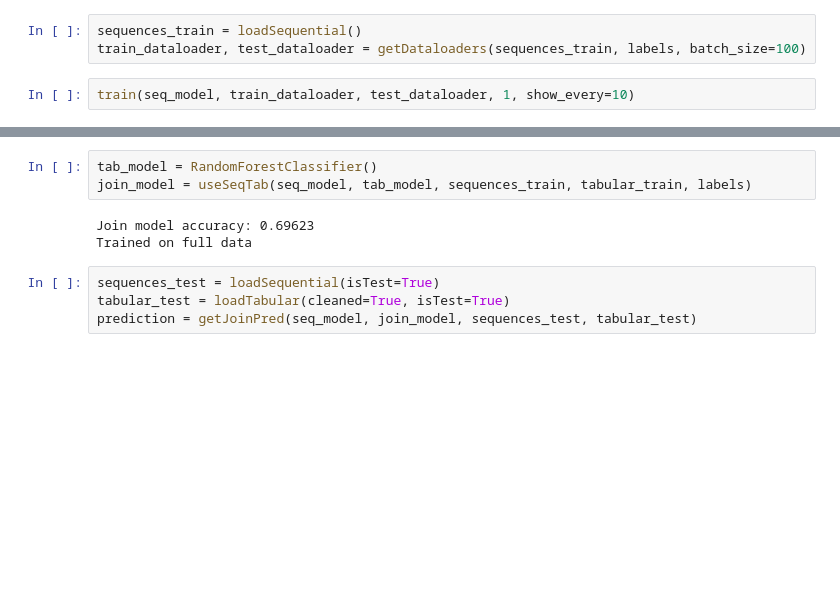
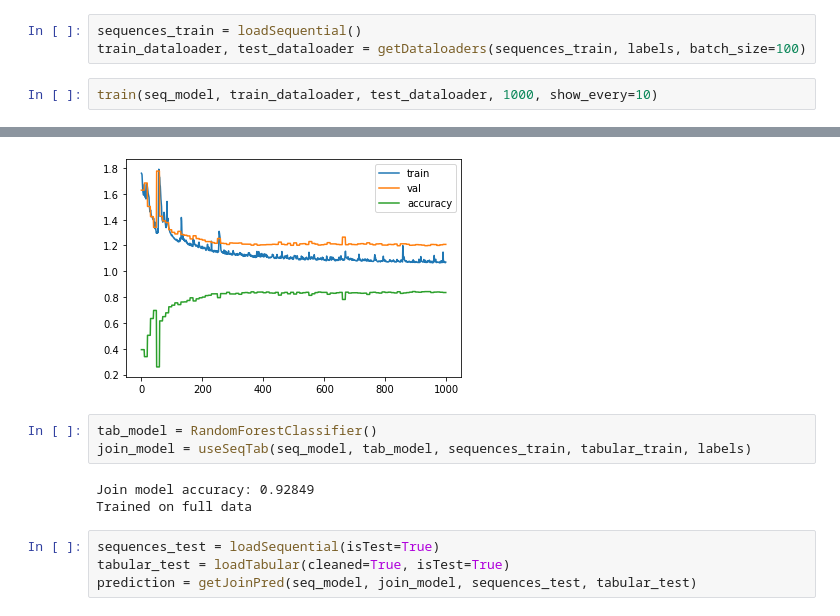
Before and after one commit to Ankowa/2ndGolem, a Jupyter notebook: models_testing.ipynb, the cells around one changed output, grey strips where cells are left out. Cells and saved outputs as stored; diff of their text form; blank space fills up the shorter version.

```diff
--- a/models_testing.ipynb
+++ b/models_testing.ipynb
@@ -41,4 +41,5 @@ seq_model = LSTM(9, 16, 2, 32, 6).double()
 sequences_train = loadSequential()
 train_dataloader, test_dataloader = getDataloaders(sequences_train, labels, batch_size=100)
 # %%
-train(seq_model, train_dataloader, test_dataloader, 1, show_every=10)
+train(seq_model, train_dataloader, test_dataloader, 1000, show_every=10)
+# %% [output]
@@ -45,8 +48,9 @@ train(seq_model, train_dataloader, test_dataloader, 1, show_every=10)
+[figure, added]
 # %%
 tab_model = RandomForestClassifier()
 join_model = useSeqTab(seq_model, tab_model, sequences_train, tabular_train, labels)
 # %% [output]
-Join model accuracy: 0.69623
+Join model accuracy: 0.92849
 Trained on full data
 # %%
 sequences_test = loadSequential(isTest=True)
```
Also changed, not shown: parts of 1 cell of this notebook.
